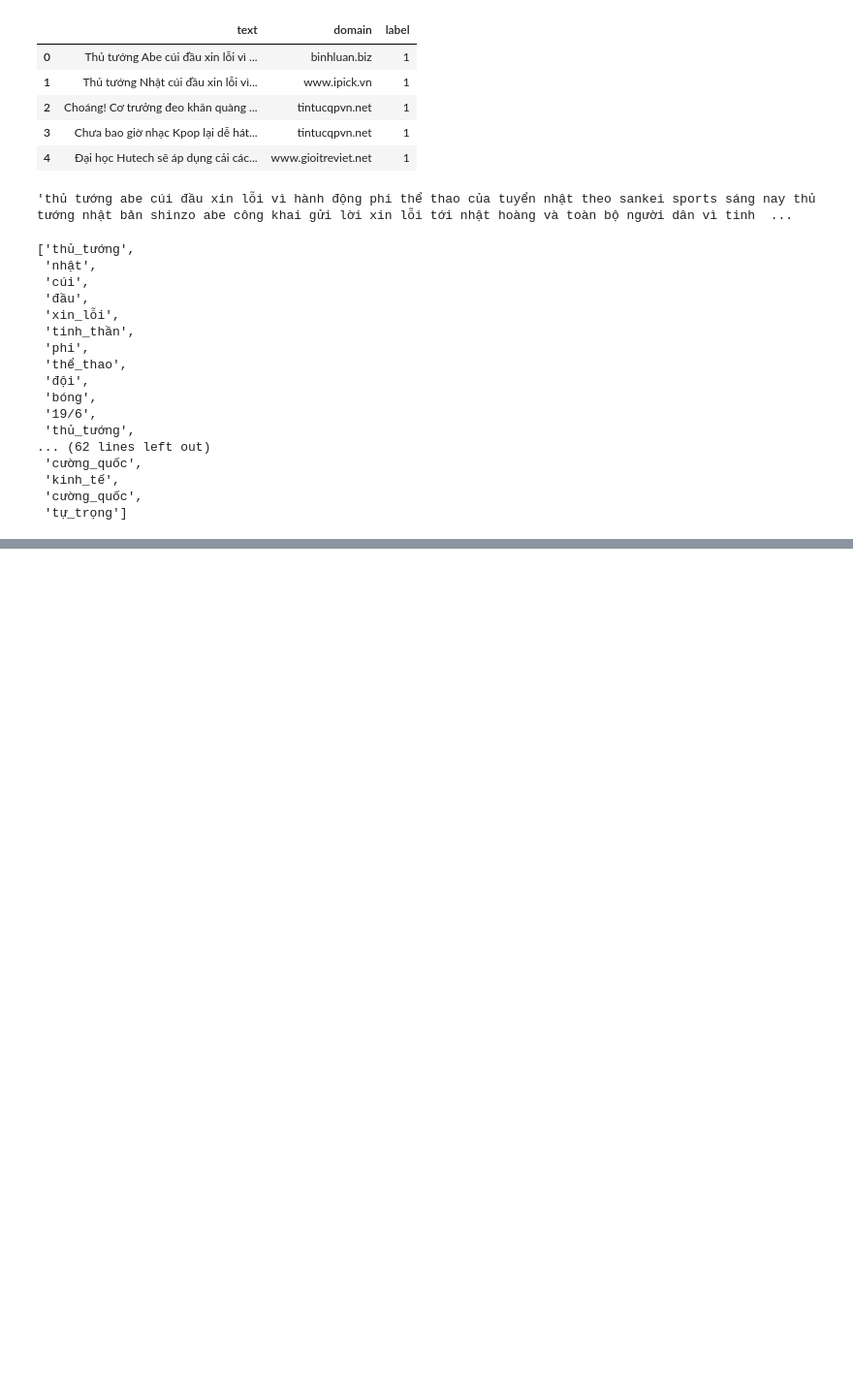
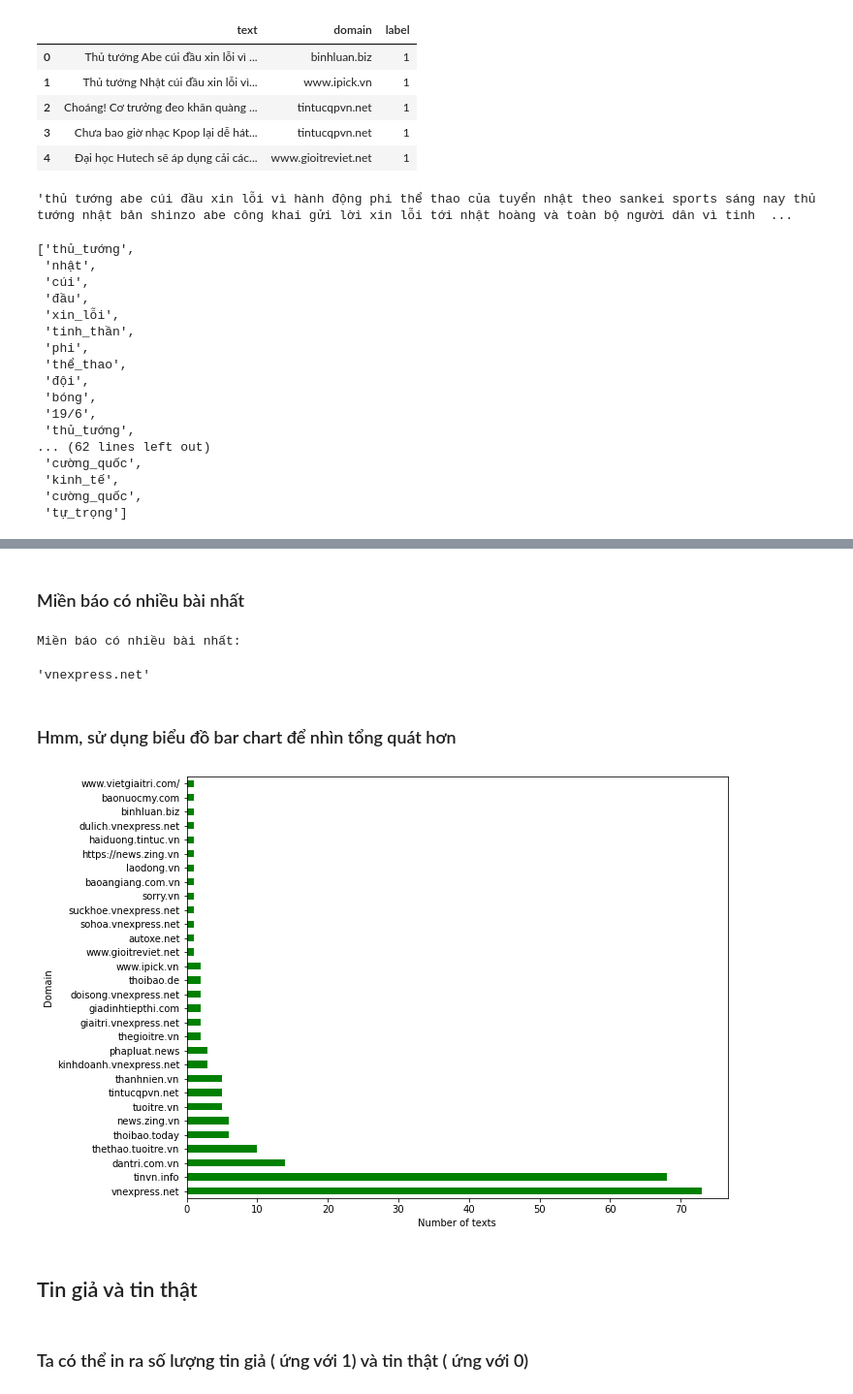
Before and after one commit to tonyvu1289/Project3-nmkhdl, a Jupyter notebook: Untitled.ipynb, the cells around one changed output, grey strips where cells are left out. Shown: that part at 97% size. Saved outputs shown, nothing was run; the diff lists cells and outputs as text; code cells hidden in the pictures; blank space fills up the shorter version.

```diff
--- a/Untitled.ipynb
+++ b/Untitled.ipynb
@@ -68,0 +153,4 @@ data.iloc[1,0]
+# %%
+domain_count = data.groupby(['domain'])['text'].count()
+domain_count = domain_count.sort_values(ascending=False,)
+domain_count
@@ -68,0 +175,21 @@ data.iloc[1,0]
+# %% [markdown]
+### Miền báo có nhiều bài nhất
+# %%
+print("Miền báo có nhiều bài nhất:")
+domain_count.idxmax()
+# %% [output]
+Miền báo có nhiều bài nhất:
+'vnexpress.net'
+# %% [markdown]
+### Hmm, sử dụng biểu đồ bar chart để nhìn tổng quát hơn
+# %%
+domain_count.plot(kind="barh", color = "green", figsize = (10,8))
+plt.xlabel("Number of texts")
+plt.ylabel("Domain")
+plt.show()
+# %% [output]
+[figure, added]
+# %% [markdown]
+## Tin giả và tin thật
+# %% [markdown]
+### Ta có thể in ra số lượng tin giả ( ứng với 1) và tin thật ( ứng với 0)
```
Also changed, not shown: parts of 23 cells of this notebook.
